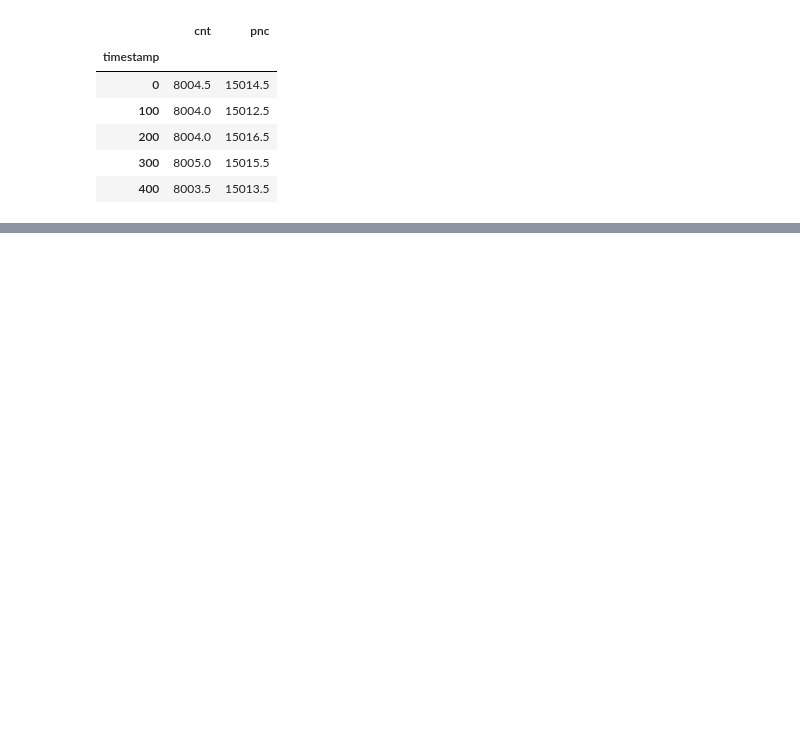
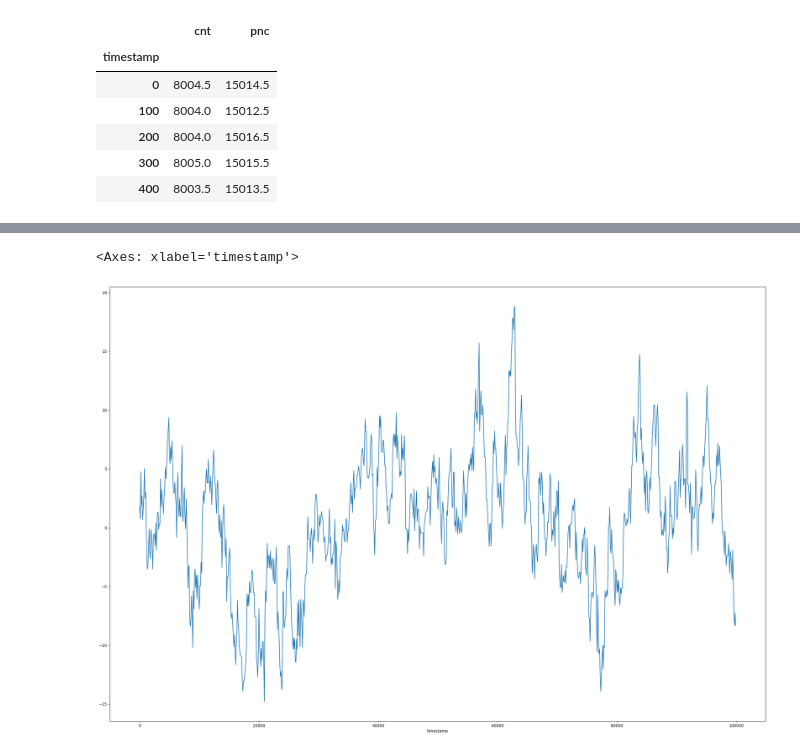
Before and after one commit to andrewchen0028/prosperity, a Jupyter notebook: pair trading.ipynb, the cells around one changed output, grey strips where cells are left out. Cells and saved outputs as stored; diff of their text form; code cells hidden in the pictures; blank space fills up the shorter version.

```diff
--- a/pair trading.ipynb
+++ b/pair trading.ipynb
@@ -56,6 +57,11 @@ val.head()
 val['spread'] = val['pnc'] - val['gamma'] * val['cnt'] - val['mu']
 # %%
 val['Q'] = np.sqrt(val['Q'])
+# %%
+val['spread'][0:1000].plot(figsize=(30, 20))
+# %% [output]
+<Axes: xlabel='timestamp'>
+[figure, added]
 # %%
 val['spread'].plot(figsize=(30, 20))
 val['Q'].plot(figsize=(30, 20))
```
Also changed, not shown: parts of 4 cells of this notebook, 13 other files.
